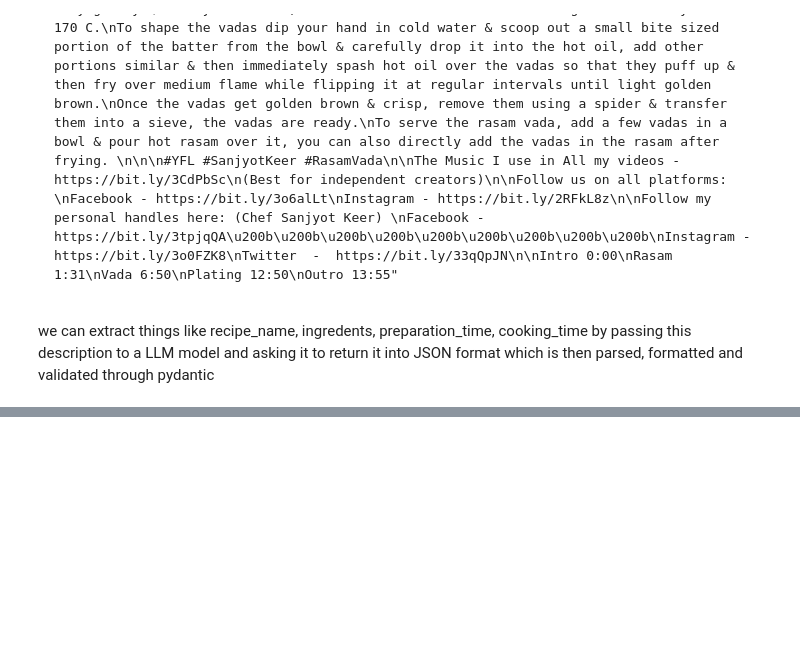
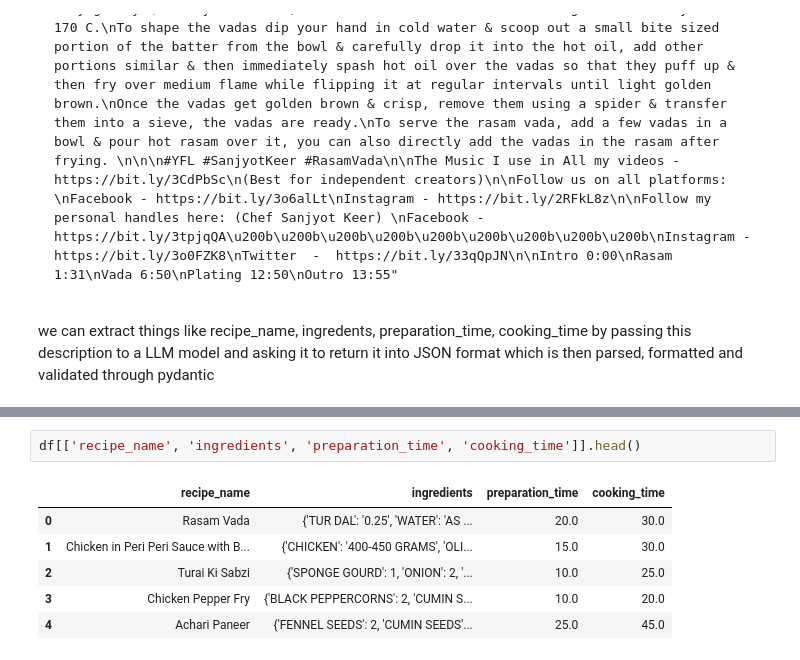
Before and after one commit to bhargavyagnik/yfl, a Jupyter notebook: data_exploration.ipynb, the cells around one changed output, grey strips where cells are left out. Drawn from its saved outputs; the diff is of its cells as text; blank space fills up the shorter version.

```diff
--- a/data_exploration.ipynb
+++ b/data_exploration.ipynb
@@ -96,0 +202,9 @@ print(result_df)
+# %%
+df[['recipe_name', 'ingredients', 'preparation_time', 'cooking_time']].head()
+# %% [output]
+|  | recipe_name | ingredients | preparation_time | cooking_time |
+| 0 | Rasam Vada | {'TUR DAL': '0.25', 'WATER': 'AS ... | 20.0 | 30.0 |
+| 1 | Chicken in Peri Peri Sauce with B... | {'CHICKEN': '400-450 GRAMS', 'OLI... | 15.0 | 30.0 |
+| 2 | Turai Ki Sabzi | {'SPONGE GOURD': 1, 'ONION': 2, '... | 10.0 | 25.0 |
+| 3 | Chicken Pepper Fry | {'BLACK PEPPERCORNS': 2, 'CUMIN S... | 10.0 | 20.0 |
+| 4 | Achari Paneer | {'FENNEL SEEDS': 2, 'CUMIN SEEDS'... | 25.0 | 45.0 |
```
Also changed, not shown: parts of 9 cells of this notebook.
